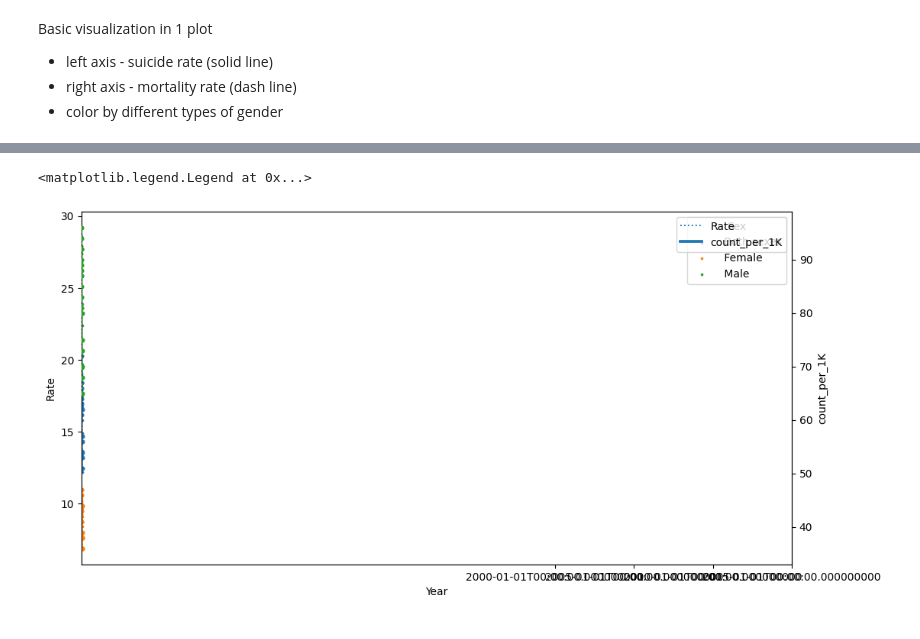
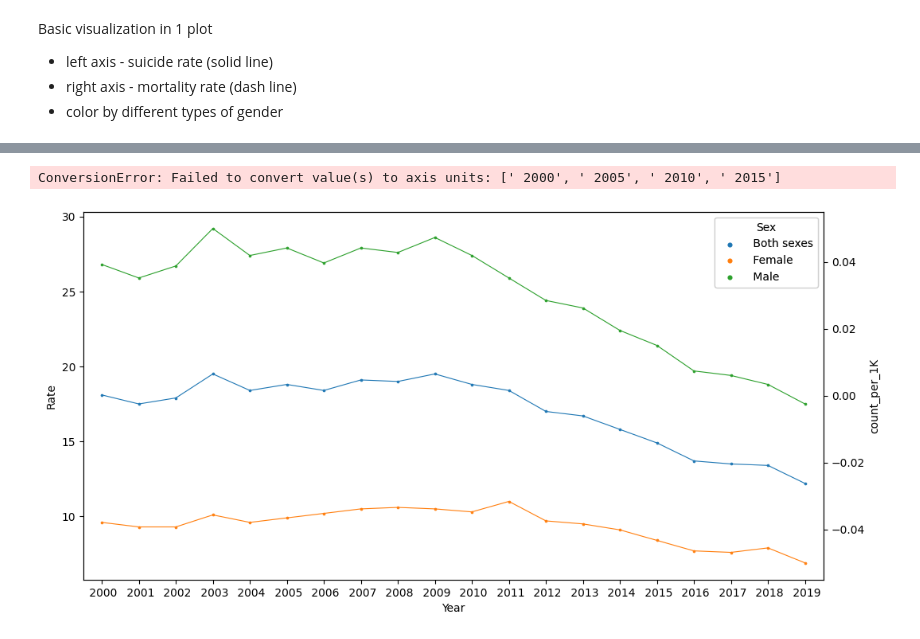
Before and after one commit to kellychin79/analysis_3, a Jupyter notebook: historical_suicide_rate.ipynb, the cells around one changed output, grey strips where cells are left out. Saved outputs shown, nothing was run; the diff lists cells and outputs as text; code cells hidden in the pictures.

```diff
--- a/historical_suicide_rate.ipynb
+++ b/historical_suicide_rate.ipynb
@@ -75,5 +75,6 @@ Keep the single rate value and drop the range values
 # %%
 df['Rate'] = df['Rate'].apply(lambda x: float(x.split(' ')[0]))
 # %%
-df['Year'] = df['Year'].apply(lambda x: datetime.strptime(x.strip(), '%Y'))
+# df['Year'] = df['Year'].apply(lambda x: datetime.strptime(x.strip(), '%Y'))
+df['Year'] = df['Year'].apply(lambda x: str(x).strip())
 df.head()
@@ -143,7 +137,8 @@ df_m.head()
 | 3 | Afghanistan | 2013 | Both sexes | 235 |
 | 4 | Afghanistan | 2012 | Both sexes | 242 |
 # %%
-df_m['Year'] = df_m['Year'].apply(lambda x: datetime.strptime(str(x), '%Y'))
+# df_m['Year'] = df_m['Year'].apply(lambda x: datetime.strptime(str(x), '%Y'))
+df_m['Year'] = df_m['Year'].apply(lambda x: str(x).strip())
 df_m.info()
 # %% [output]
 <class 'pandas.core.frame.DataFrame'>
@@ -254,6 +235,3 @@ Basic visualization in 1 plot
 - left axis - suicide rate (solid line)
 - right axis - mortality rate (dash line)
 - color by different types of gender
-# %%
-japan['Year1'] = pd.datetime(japan['Year'])
-japan.info()
@@ -269,25 +261,25 @@ TypeError: cannot convert the series to <class 'int'>
 # %%
 # initializes figure and plots
 fig, ax1 = plt.subplots(figsize=(12, 6))
 
 # applies twinx to ax2, which is the second y axis.
 ax2 = ax1.twinx()
 
 # plots the first set of data, and sets it to ax1.
 g = sns.pointplot(data = japan.iloc[:,1:], x = 'Year', y = 'Rate',
                   ax = ax1,  hue='Sex',
                   scale=0.3, linestyles = '-'
                  )
 
 # plots the second set, and sets to ax2.
 sns.pointplot(data = japan.iloc[:,1:], x = 'Year', y = 'count_per_1K',
              ax = ax2, hue='Sex',
              scale=0.5, linestyles = ':')
 
 g.set_xticks([list(japan.iloc[:,1:]['Year'].unique())[i] for i in range(0,len(japan.iloc[:,1:]['Year'].unique()), 5)])
-g.set_xticklabels([list(japan.iloc[:,1:]['Year'].unique())[i] for i in range(0,len(japan.iloc[:,1:]['Year'].unique()), 5)])
+# g.set_xticklabels([list(japan.iloc[:,1:]['Year'].unique())[i] for i in range(0,len(japan.iloc[:,1:]['Year'].unique()), 5)])
 # add more legends
 plt.legend(labels=["Rate","count_per_1K"])
 # %% [output]
-<matplotlib.legend.Legend at 0x...>
+ConversionError: Failed to convert value(s) to axis units: [' 2000', ' 2005', ' 2010', ' 2015']
-[figure, old version]
+[figure, new version]
```
Also changed, not shown: parts of 11 cells of this notebook.
